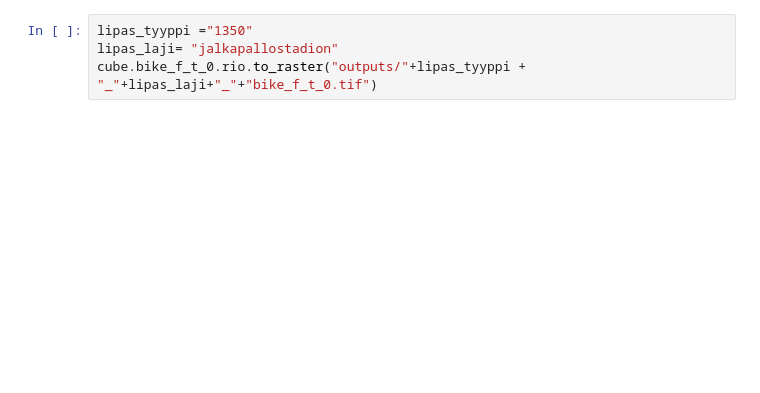
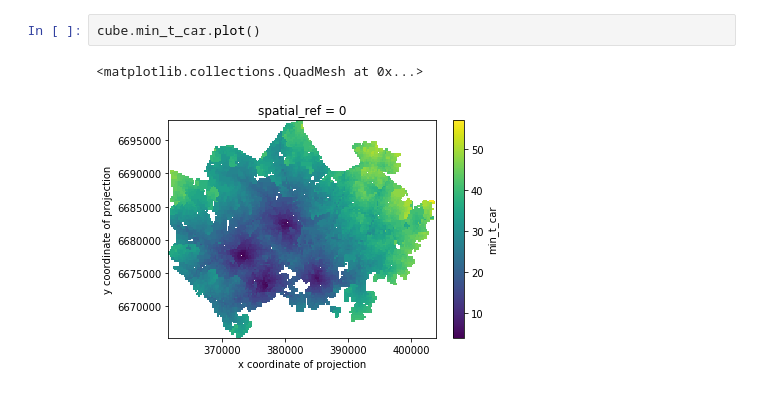
Before and after one commit to petterimuukkonen/sportsfacilities, a Jupyter notebook: grid-to-tiff.ipynb, the cells around one changed output. Cells and saved outputs as stored; diff of their text form; blank space fills up the shorter version.

```diff
--- a/grid-to-tiff.ipynb
+++ b/grid-to-tiff.ipynb
@@ -131,4 +57,5 @@ cube.pt_r_t_0.plot()
-# %%
-lipas_tyyppi ="1350"
-lipas_laji= "jalkapallostadion"
-cube.bike_f_t_0.rio.to_raster("outputs/"+lipas_tyyppi + "_"+lipas_laji+"_"+"bike_f_t_0.tif")
+# %%
+cube.min_t_car.plot()
+# %% [output]
+<matplotlib.collections.QuadMesh at 0x...>
+[figure, added]
```
Also changed, not shown: parts of 7 cells of this notebook, 5 other files.
